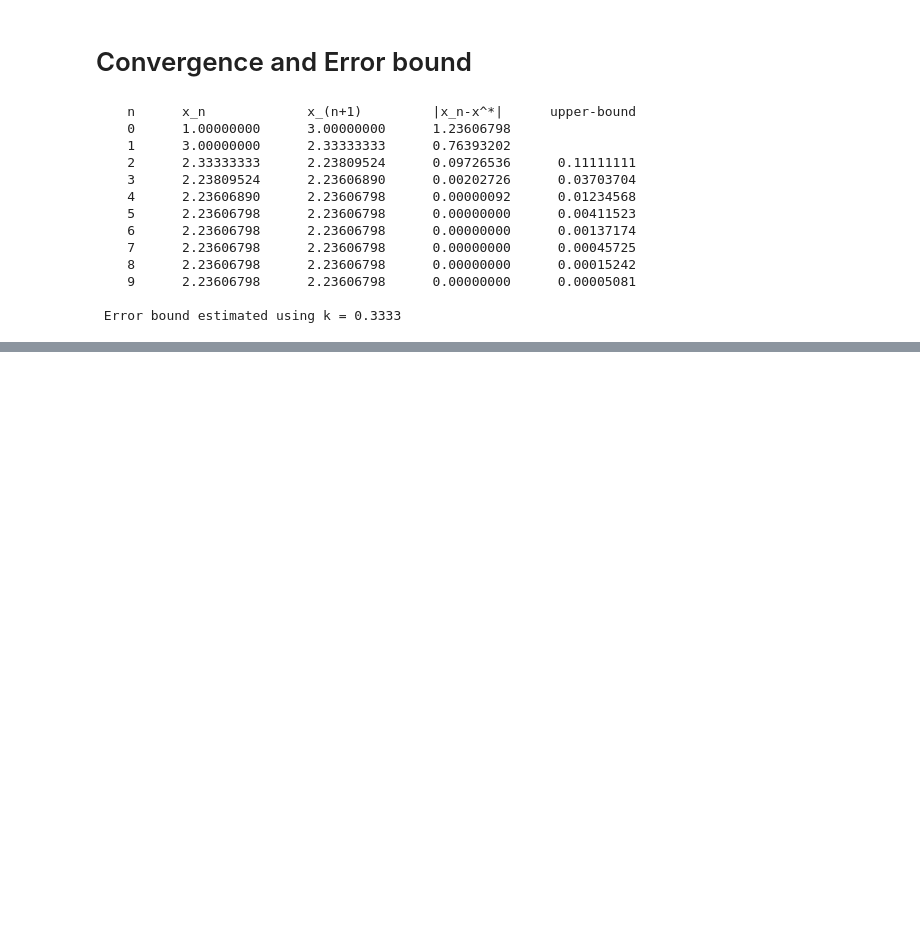
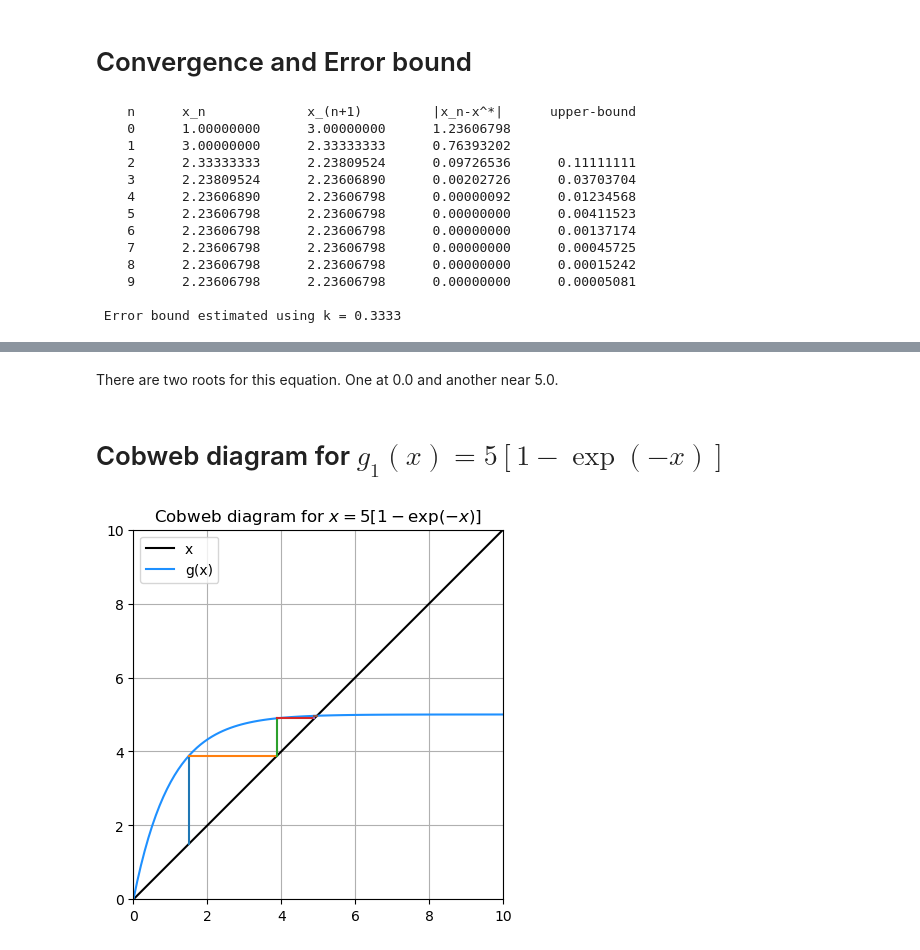
Before and after one commit to Rashmiranjan-b/NM2024, a Jupyter notebook: ipynb/Chapter01_Fixed_Point_Iteration.ipynb, the cells around one changed output, grey strips where cells are left out. Cells and saved outputs as stored; diff of their text form; code cells hidden in the pictures; blank space fills up the shorter version.

```diff
--- a/ipynb/Chapter01_Fixed_Point_Iteration.ipynb
+++ b/ipynb/Chapter01_Fixed_Point_Iteration.ipynb
@@ -158,0 +190,66 @@ print(output.format(val1=k))
+# %% [markdown]
+There are two roots for this equation. One at 0.0 and another near 5.0.
+# %% [markdown]
+# Cobweb diagram for $g_1(x)=5\left[ 1- \exp(-x) \right]$
+# %%
+def g_fn(x):
+    val=5*(1-np.exp(-x))
+    return val
+
+N=15
+x=np.zeros(N,float)
+g=np.zeros(N,float)
+
+x0=1.5
+
+Ni=10
+for i in range(0,Ni):
+    x[i]=x0
+    g[i]=g_fn(x0)
+    x0=g[i]
+# %%
+import numpy as np
+import matplotlib.pyplot as plt
+
+fig = plt.figure()                        # comment if square plot is not needed
+ax = fig.add_subplot(111)                 # comment if square plot is not needed
+
+plt.xlim(0, 10)
+plt.ylim(0, 10)
+
+x_grids = np.linspace(0,10,100)
+N=x_grids.size
+g_grids=np.zeros(N)
+
+for i in range(N):
+    g_grids[i]=g_fn(x_grids[i])
+
+plt.plot(x_grids,x_grids,'k-',label='x')
+plt.plot(x_grids,g_grids,label='g(x)',color='dodgerblue')
+
+xval=[x[0],x[0]]
+gval=[x[0],g[0]]
+plt.plot(xval,gval)
+
+plt.grid()
+
+for i in range(0,6):
+
+    # horizontal line, same y-value
+    xval=[x[i],g[i]]
+    gval=[g[i],g[i]]
+    plt.plot(xval,gval)
+
+    # vertical line, same x-value
+    xval=[g[i],x[i+1]]
+    gval=[g[i],g[i+1]]
+    plt.plot(xval,gval)
+
+ax.set_aspect('equal', adjustable='box')  # comment if square plot is not needed
+
+plt.title('Cobweb diagram for $x=5[ 1- \exp(-x)]$')
+plt.legend()
+plt.savefig('cobweb.png')
+plt.show()
+# %% [output]
+[figure, added]
```
Also changed, not shown: parts of 3 cells of this notebook, 2 other files.
